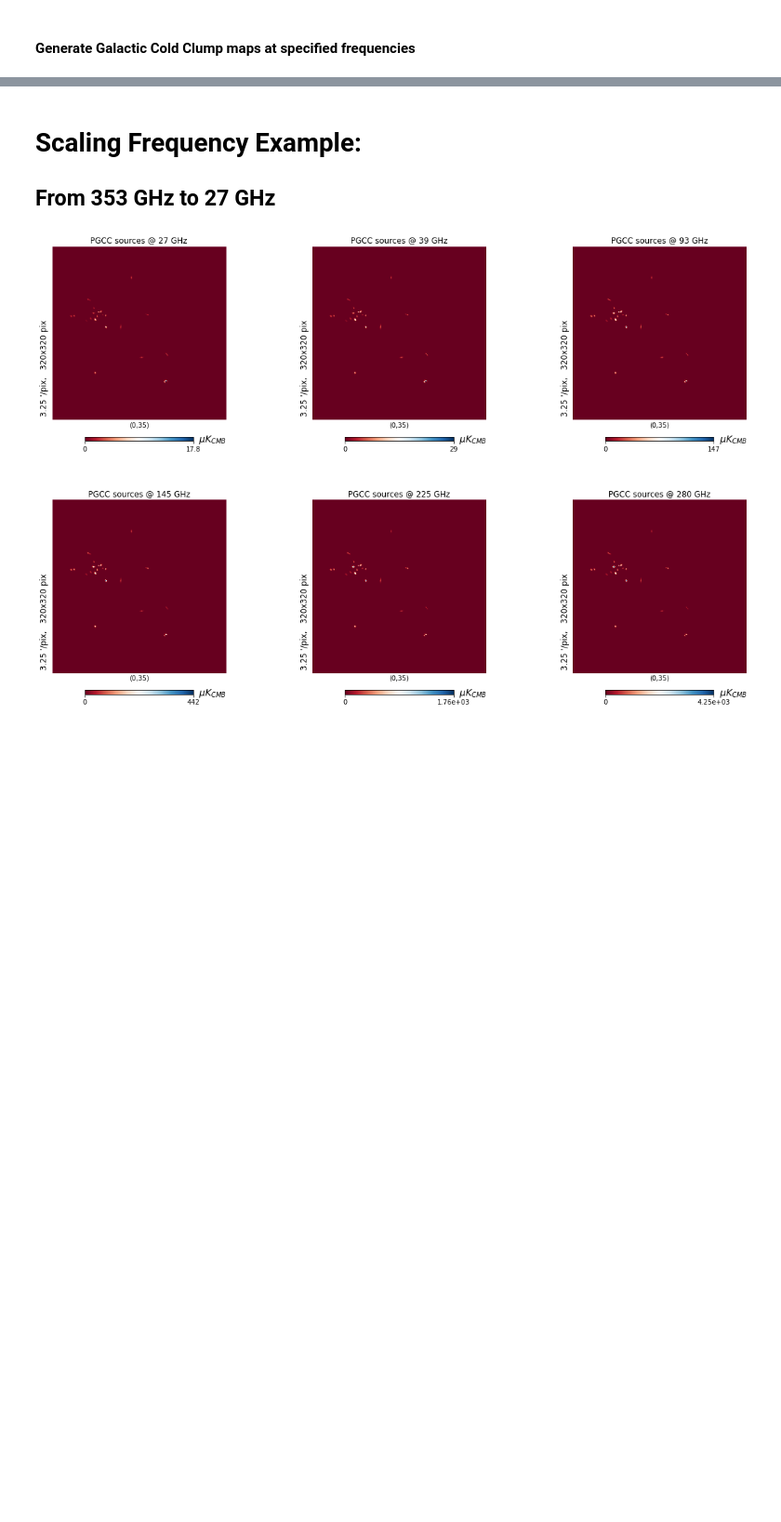
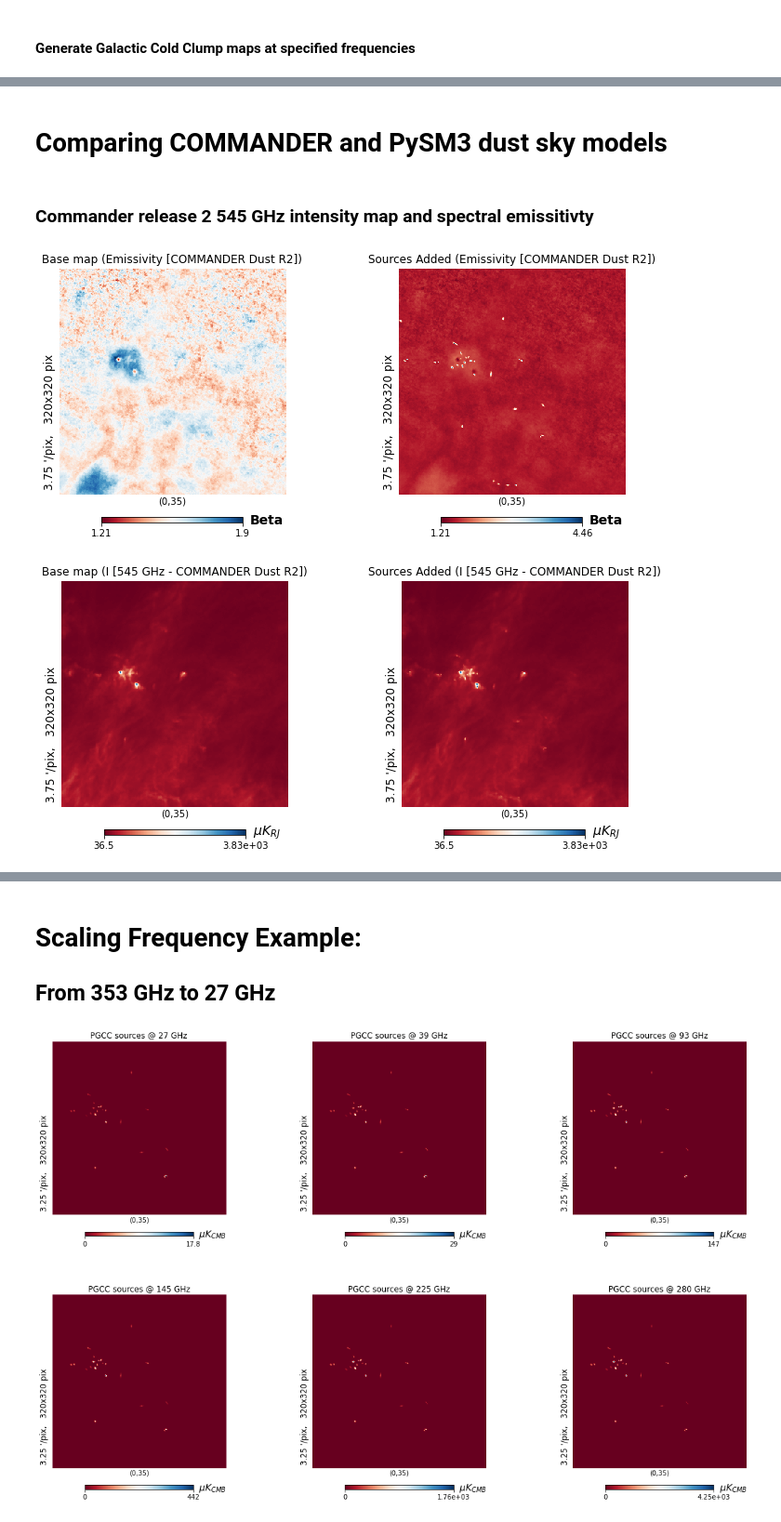
Before and after one commit to justinc97/SO_Galactic_Cold_Clumps, a Jupyter notebook: Test_Notebook.ipynb, the cells around one changed output, grey strips where cells are left out. Shown at 93% size. Saved outputs shown, nothing was run; the diff lists cells and outputs as text; code cells hidden in the pictures; blank space fills up the shorter version.

```diff
--- a/Test_Notebook.ipynb
+++ b/Test_Notebook.ipynb
@@ -104,0 +116,23 @@ plot_compare(gnilc_dust_Bd_nside2048, combined_gnilcmap_beta,
+# %% [markdown]
+# Comparing COMMANDER and PySM3 dust sky models
+# %% [markdown]
+### Commander release 2 545 GHz intensity map and spectral emissitivty
+# %%
+galccmap_545_uKRJ = (galccmap_545*u.MJy/u.sr).to_value(u.uK_RJ, equivalencies = u.cmb_equivalencies(545 * u.GHz))
+commander_R2_545_combined = CompMap_ThermalDust_Commander[0].copy()
+commander_R2_545_combined += galccmap_545_uKRJ
+
+commander_R2_beta_combined = CompMap_ThermalDust_Commander[1].copy()
+commander_R2_beta_combined += galccmap_beta
+
+plot_compare(CompMap_ThermalDust_Commander[1], commander_R2_beta_combined,
+             maptype = "Emissivity [COMMANDER Dust R2]",
+             rot = rot, reso = reso, xsize = xsize,
+             ysize = ysize, unit = "Beta")
+plot_compare(CompMap_ThermalDust_Commander[0], commander_R2_545_combined,
+             maptype = "I [545 GHz - COMMANDER Dust R2]",
+             rot = rot, reso = reso, xsize = xsize,
+             ysize = ysize, unit = "$\\mu K_{RJ}$")
+# %% [output]
+[figure, added]
+[figure, added]
```
Also changed, not shown: parts of 19 cells of this notebook, 5 other files.
